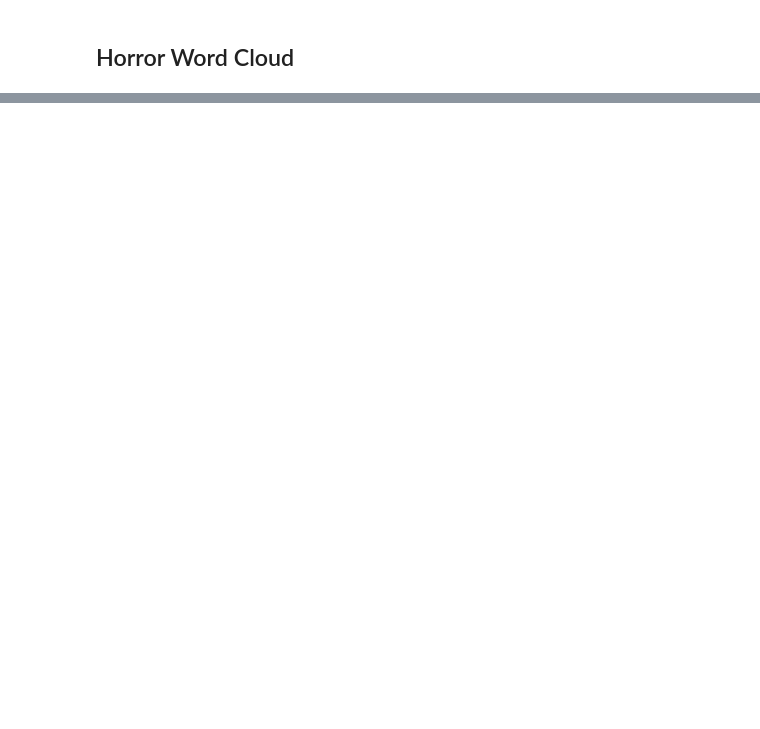
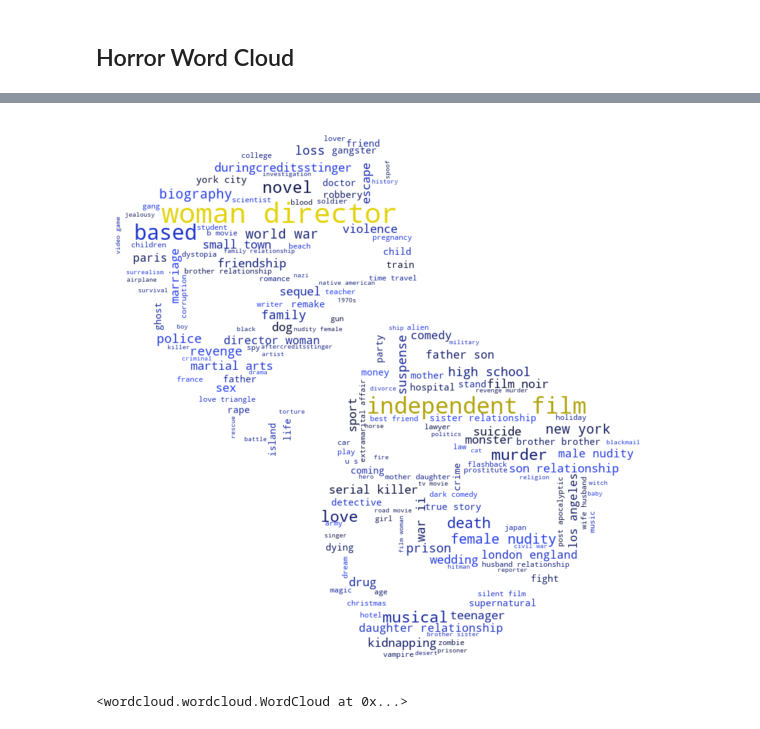
Before and after one commit to madisonkohls/datares-w2021-project, a Jupyter notebook: keywords-dataset.ipynb, the cells around one changed output, grey strips where cells are left out. Saved outputs shown, nothing was run; the diff lists cells and outputs as text; code cells hidden in the pictures; blank space fills up the shorter version.

```diff
--- a/keywords-dataset.ipynb
+++ b/keywords-dataset.ipynb
@@ -199,0 +293,31 @@ plt.show()
+# %%
+d = path.dirname(__file__) if "__file__" in locals() else os.getcwd()
+movie_coloring = np.array(Image.open(path.join(d, "Visuals/movie.png")))
+#image_colors = ImageColorGenerator(movie_coloring)
+# %%
+stopwords = set(STOPWORDS)
+moviecloud = WordCloud(width = 800, height = 800,
+                background_color ='white',
+                mask=movie_coloring,
+                stopwords = stopwords,
+                min_font_size = 10).generate(getKeyword(movies_data.keywords))
+
+#image_colors = ImageColorGenerator(movie_coloring)
+# %%
+color_to_words = {
+    # words below will be colored with a black color function
+    '#F1E00E': ['woman director', 'independent film']
+}
+movie_default_color = '#0E1967'
+movie_color_func = GroupedColorFunc(color_to_words, movie_default_color)
+# %%
+plt.figure(figsize = (10, 10), facecolor = None)
+plt.imshow(moviecloud.recolor(color_func=movie_color_func), interpolation="bilinear")
+plt.axis("off")
+plt.show()
+# %% [output]
+[figure, added]
+# %%
+moviecloud.to_file('moviecloud.png')
+# %% [output]
+<wordcloud.wordcloud.WordCloud at 0x...>
```
Also changed, not shown: parts of 18 cells of this notebook, 16 other files.
